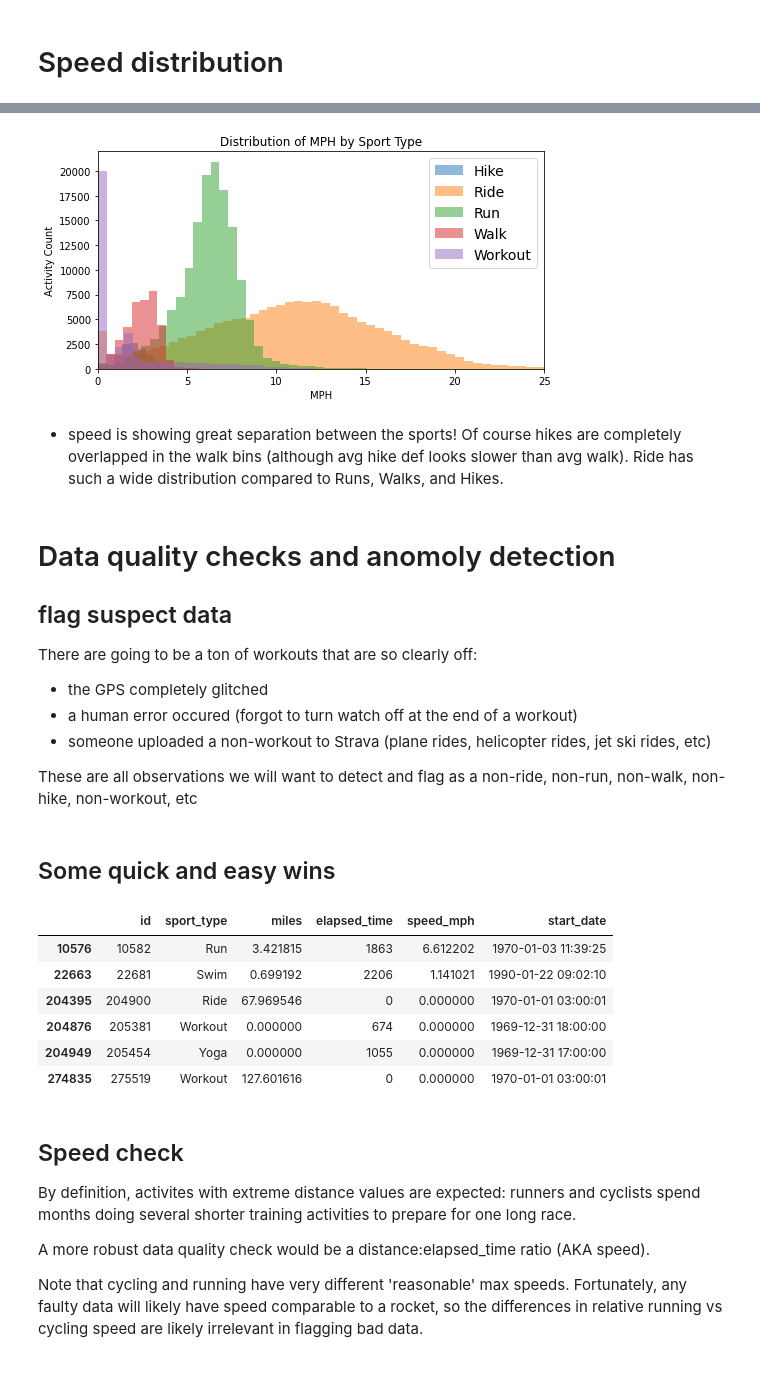
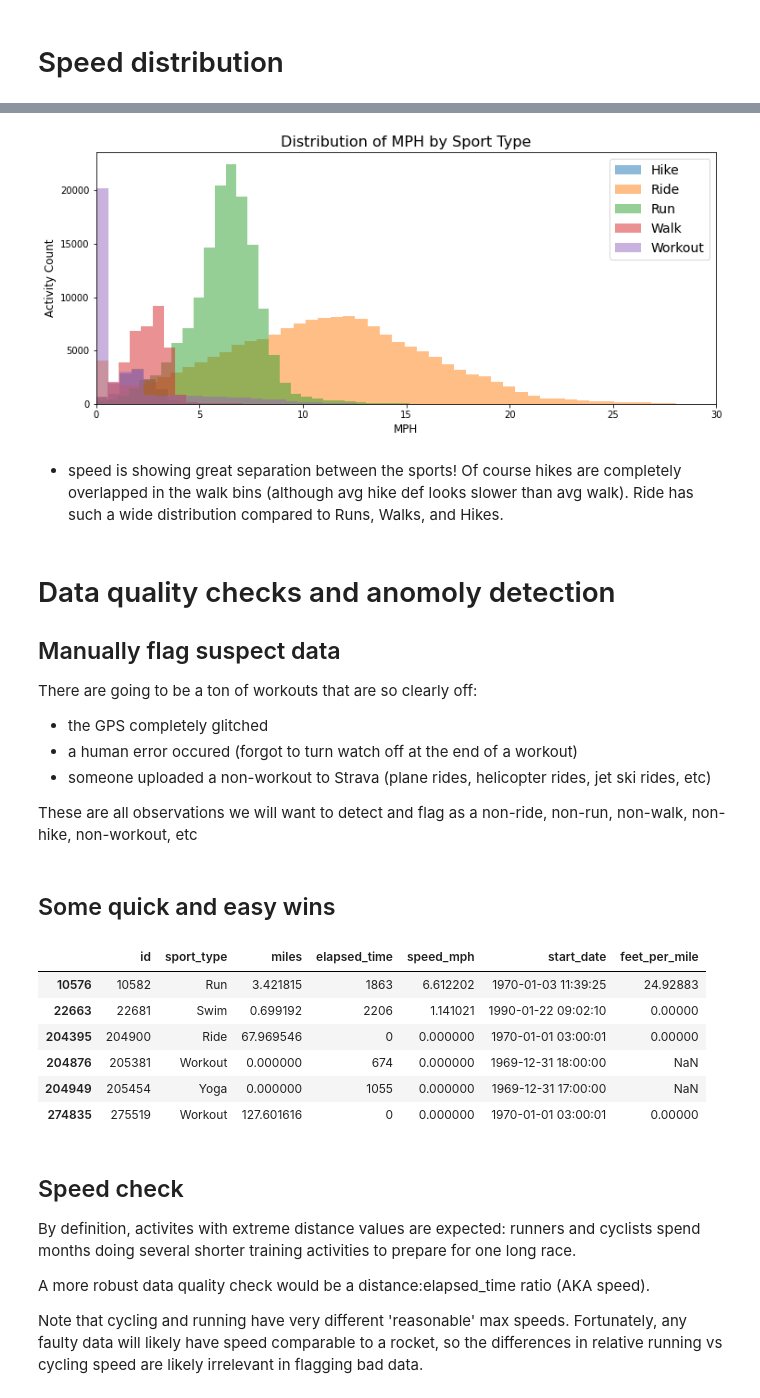
Before and after one commit to OGladfelter/sport-classification-model, a Jupyter notebook: 02-eda.ipynb, the cells around one changed output, grey strips where cells are left out. Drawn from its saved outputs; the diff is of its cells as text; code cells hidden in the pictures.

```diff
--- a/02-eda.ipynb
+++ b/02-eda.ipynb
@@ -263,13 +264,13 @@ plt.show()
 # %% [markdown]
 # Speed distribution
 # %%
-threshold = 25
+threshold = 30
 
 plt.figure(figsize=(8, 4))
 plt.hist(df[df['speed_mph'] <= threshold]['speed_mph'], bins=50, color='orange', edgecolor='black')
-plt.xlabel('MPH')
-plt.ylabel('Activity Count')
-plt.title(f'Distribution of MPH, only activities <= {threshold} mph')
+plt.xlabel('MPH', fontsize=12)
+plt.ylabel('Activity Count', fontsize=12)
+plt.title(f'Distribution of MPH, only activities <= {threshold} mph', fontsize=14)
 plt.xlim(0, threshold)
 plt.show()
 # %% [output]
@@ -277,28 +278,28 @@ plt.show()
 # %%
-plt.figure(figsize=(8, 4))
+plt.figure(figsize=(12, 5))
 
 for sport, group in df[df['speed_mph'] <= threshold].groupby('sport_type_grouped'):
     plt.hist(
         group['speed_mph'],
         bins=50,
         alpha=0.5,
         label=sport,
         #edgecolor='black'
     )
 
-plt.xlabel('MPH')
-plt.ylabel('Activity Count')
-plt.title(f'Distribution of MPH by Sport Type')
+plt.xlabel('MPH', fontsize=12)
+plt.ylabel('Activity Count', fontsize=12)
+plt.title(f'Distribution of MPH by Sport Type', fontsize=16)
 plt.xlim(0, threshold)
 plt.legend(fontsize=14)
 plt.show()
 # %% [output]
-[figure, old version]
+[figure, new version]
 # %% [markdown]
 - speed is showing great separation between the sports! Of course hikes are completely overlapped in the walk bins (although avg hike def looks slower than avg walk). Ride has such a wide distribution compared to Runs, Walks, and Hikes.
 # %% [markdown]
 # Data quality checks and anomoly detection
-## flag suspect data
+## Manually flag suspect data
 
 There are going to be a ton of workouts that are so clearly off:
 - the GPS completely glitched
@@ -319,15 +320,15 @@ df['bad_data'] = 0
 # 1969-12-31 is almost certaintly unix timestamp zero
 # I'm also skeptical of the 1990 activity
 # flag activities prior to 1999 - the year GPS watches hit the market
-df.loc[(df['start_date'].dt.year < 1999)][columns]
+display(df.loc[(df['start_date'].dt.year < 1999)][columns])
 # %% [output]
-|  | id | sport_type | miles | elapsed_time | speed_mph | start_date |
-| 10576 | 10582 | Run | 3.421815 | 1863 | 6.612202 | 1970-01-03 11:39:25 |
-| 22663 | 22681 | Swim | 0.699192 | 2206 | 1.141021 | 1990-01-22 09:02:10 |
-| 204395 | 204900 | Ride | 67.969546 | 0 | 0.000000 | 1970-01-01 03:00:01 |
-| 204876 | 205381 | Workout | 0.000000 | 674 | 0.000000 | 1969-12-31 18:00:00 |
-| 204949 | 205454 | Yoga | 0.000000 | 1055 | 0.000000 | 1969-12-31 17:00:00 |
-| 274835 | 275519 | Workout | 127.601616 | 0 | 0.000000 | 1970-01-01 03:00:01 |
+|  | id | sport_type | miles | elapsed_time | speed_mph | start_date | feet_per_mile |
+| 10576 | 10582 | Run | 3.421815 | 1863 | 6.612202 | 1970-01-03 11:39:25 | 24.92883 |
+| 22663 | 22681 | Swim | 0.699192 | 2206 | 1.141021 | 1990-01-22 09:02:10 | 0.00000 |
+| 204395 | 204900 | Ride | 67.969546 | 0 | 0.000000 | 1970-01-01 03:00:01 | 0.00000 |
+| 204876 | 205381 | Workout | 0.000000 | 674 | 0.000000 | 1969-12-31 18:00:00 | NaN |
+| 204949 | 205454 | Yoga | 0.000000 | 1055 | 0.000000 | 1969-12-31 17:00:00 | NaN |
+| 274835 | 275519 | Workout | 127.601616 | 0 | 0.000000 | 1970-01-01 03:00:01 | 0.00000 |
 # %% [markdown]
 ## Speed check
 By definition, activites with extreme distance values are expected: runners and cyclists spend months doing several shorter training activities to prepare for one long race.
```
Also changed, not shown: parts of 13 cells of this notebook.
